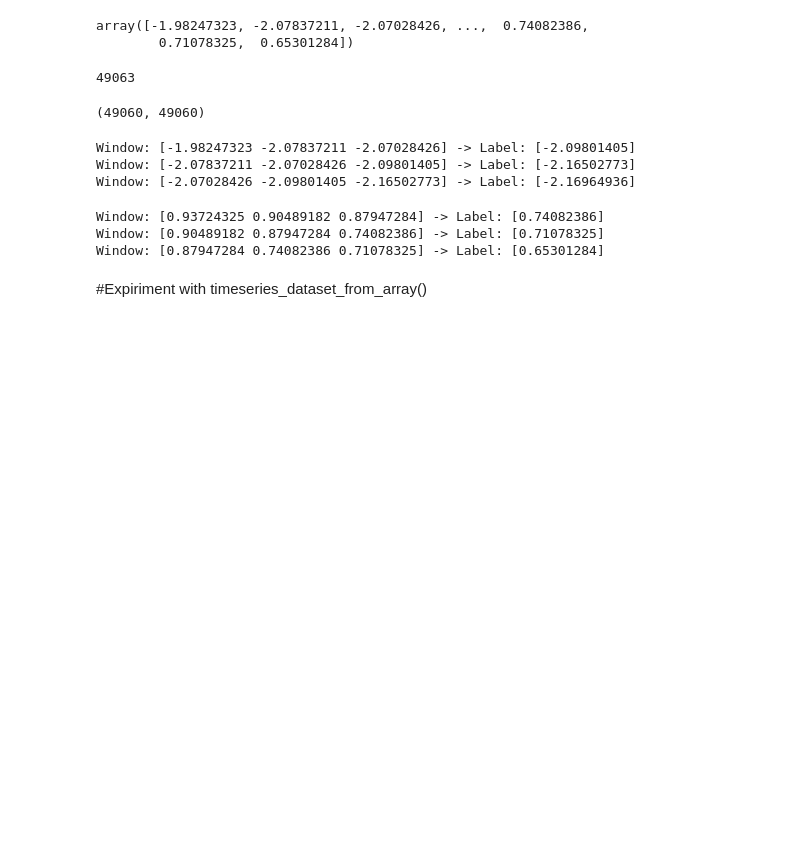
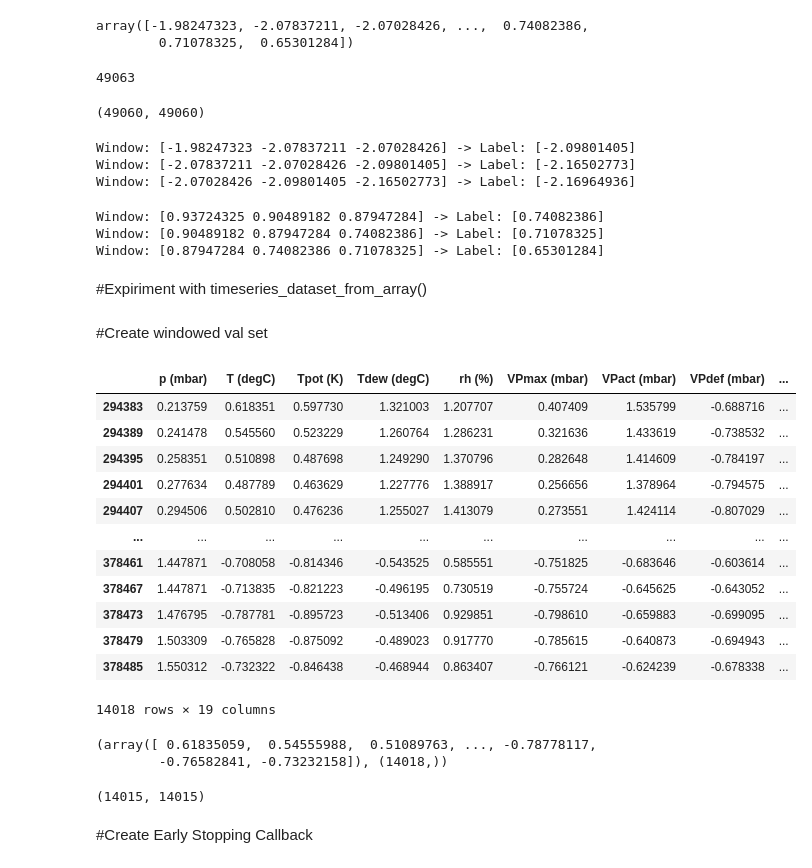
Before and after one commit to Forpee/time-series-practice-0, a Jupyter notebook: Time_Series.ipynb, the cells around one changed output. Cells and saved outputs as stored; diff of their text form; code cells hidden in the pictures; blank space fills up the shorter version.

```diff
--- a/Time_Series.ipynb
+++ b/Time_Series.ipynb
@@ -497,0 +510,31 @@ HORIZON=1
+# %% [markdown]
+#Create windowed val set
+# %%
+val_df
+# %% [output]
+|  | p (mbar) | T (degC) | Tpot (K) | Tdew (degC) | rh (%) | VPmax (mbar) | VPact (mbar) | VPdef (mbar) | ... |
+| 294383 | 0.213759 | 0.618351 | 0.597730 | 1.321003 | 1.207707 | 0.407409 | 1.535799 | -0.688716 | ... |
+| 294389 | 0.241478 | 0.545560 | 0.523229 | 1.260764 | 1.286231 | 0.321636 | 1.433619 | -0.738532 | ... |
+| 294395 | 0.258351 | 0.510898 | 0.487698 | 1.249290 | 1.370796 | 0.282648 | 1.414609 | -0.784197 | ... |
+| 294401 | 0.277634 | 0.487789 | 0.463629 | 1.227776 | 1.388917 | 0.256656 | 1.378964 | -0.794575 | ... |
+| 294407 | 0.294506 | 0.502810 | 0.476236 | 1.255027 | 1.413079 | 0.273551 | 1.424114 | -0.807029 | ... |
+| ... | ... | ... | ... | ... | ... | ... | ... | ... | ... |
+| 378461 | 1.447871 | -0.708058 | -0.814346 | -0.543525 | 0.585551 | -0.751825 | -0.683646 | -0.603614 | ... |
+| 378467 | 1.447871 | -0.713835 | -0.821223 | -0.496195 | 0.730519 | -0.755724 | -0.645625 | -0.643052 | ... |
+| 378473 | 1.476795 | -0.787781 | -0.895723 | -0.513406 | 0.929851 | -0.798610 | -0.659883 | -0.699095 | ... |
+| 378479 | 1.503309 | -0.765828 | -0.875092 | -0.489023 | 0.917770 | -0.785615 | -0.640873 | -0.694943 | ... |
+| 378485 | 1.550312 | -0.732322 | -0.846438 | -0.468944 | 0.863407 | -0.766121 | -0.624239 | -0.678338 | ... |
+14018 rows × 19 columns
+# %%
+temp_val_arr = val_df['T (degC)'].to_numpy()
+temp_val_arr, temp_val_arr.shape
+# %% [output]
+(array([ 0.61835059,  0.54555988,  0.51089763, ..., -0.78778117,
+        -0.76582841, -0.73232158]), (14018,))
+# %%
+val_windows, val_labels = make_windows(temp_val_arr, window_size=3, horizon=1)
+len(val_windows), len(val_labels)
+# %% [output]
+(14015, 14015)
+# %% [markdown]
+#Create Early Stopping Callback
```
Also changed, not shown: parts of 11 cells of this notebook.
